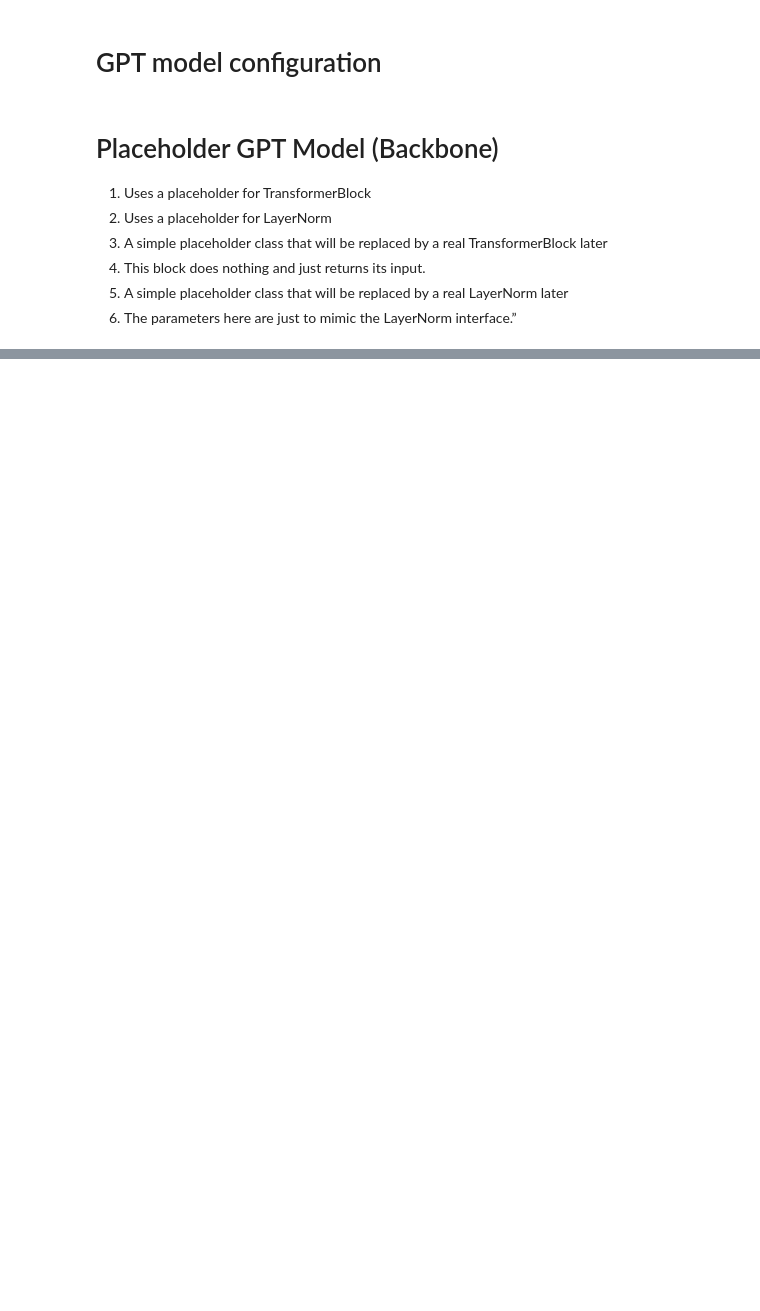
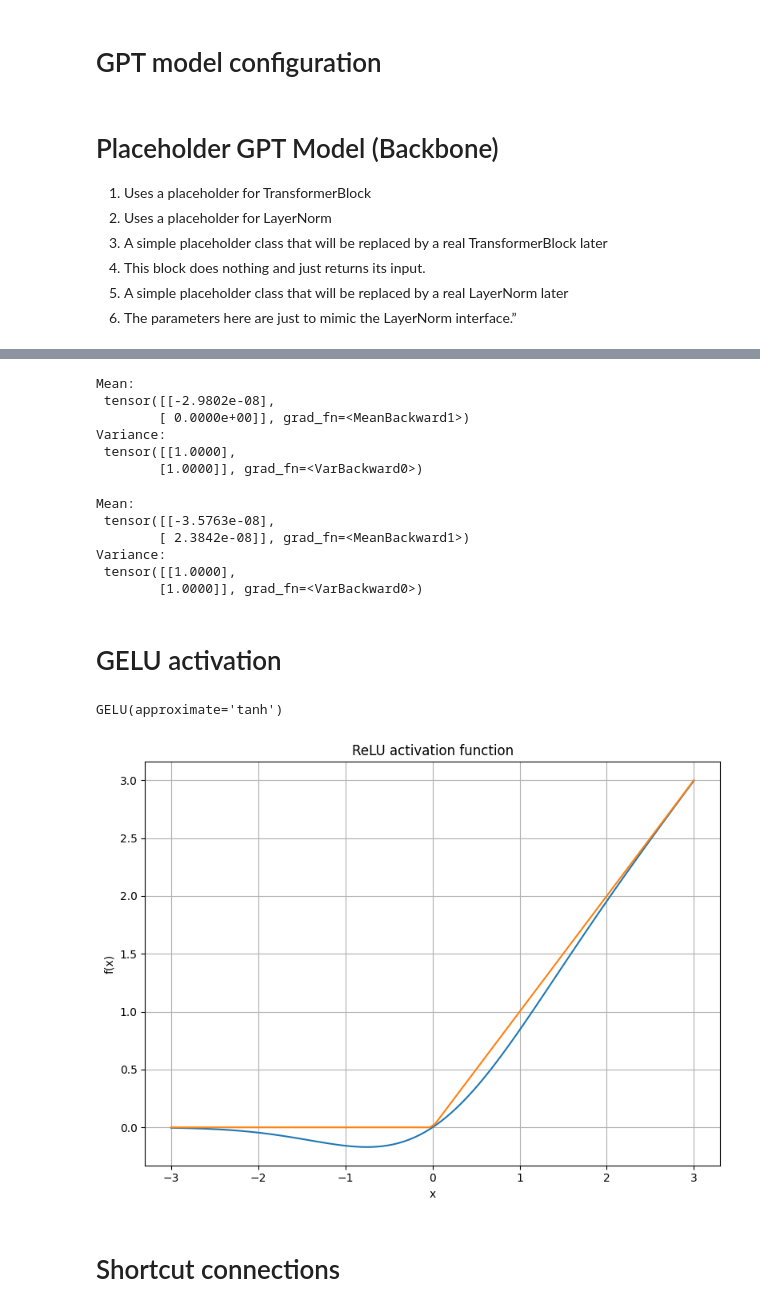
Before and after one commit to shayanhoshyari/xiaoverse, a Jupyter notebook: llm_from_scratch/c4/c4.ipynb, the cells around one changed output, grey strips where cells are left out. Cells and saved outputs as stored; diff of their text form; code cells hidden in the pictures; blank space fills up the shorter version.

```diff
--- a/llm_from_scratch/c4/c4.ipynb
+++ b/llm_from_scratch/c4/c4.ipynb
@@ -69,0 +155,75 @@ class DummyLayerNorm(nn.Module):           #5
+# %%
+ln = LayerNorm(5)  # nn.LayerNorm(5) will do the same.
+
+out_ln = ln(batch_example)
+mean = out_ln.mean(dim=-1, keepdim=True)
+var = out_ln.var(dim=-1, correction=0, keepdim=True)
+print("Mean:\n", mean)
+print("Variance:\n", var)
+# %% [output]
+Mean:
+ tensor([[-2.9802e-08],
+        [ 0.0000e+00]], grad_fn=<MeanBackward1>)
+Variance:
+ tensor([[1.0000],
+        [1.0000]], grad_fn=<VarBackward0>)
+# %%
+ln = nn.LayerNorm(5)  # show that it does the same.
+
+out_ln = ln(batch_example)
+mean = out_ln.mean(dim=-1, keepdim=True)
+var = out_ln.var(dim=-1, correction=0, keepdim=True)
+print("Mean:\n", mean)
+print("Variance:\n", var)
+# %% [output]
+Mean:
+ tensor([[-3.5763e-08],
+        [ 2.3842e-08]], grad_fn=<MeanBackward1>)
+Variance:
+ tensor([[1.0000],
+        [1.0000]], grad_fn=<VarBackward0>)
+# %% [markdown]
+# GELU activation
+# %%
+class GELU(nn.Module):
+    def __init__(self):
+        super().__init__()
+
+    def forward(self, x):
+        return (
+            0.5
+            * x
+            * (
+                1
+                + torch.tanh(
+                    torch.sqrt(torch.tensor(2.0 / torch.pi))
+                    * (x + 0.044715 * torch.pow(x, 3))
+                )
+            )
+        )
+
+
+# There is also `nn.GELU`. Use approximate="tanh" for the tanh approximation.
+# Otherwise, it would be exact.
+nn.GELU(approximate="tanh")
+# %% [output]
+GELU(approximate='tanh')
+# %%
+import matplotlib.pyplot as plt
+
+gelu, relu = nn.GELU(approximate="none"), nn.ReLU()
+
+x = torch.linspace(-3, 3, 100)  # 1
+y_gelu, y_relu = gelu(x), relu(x)
+plt.figure(figsize=(8, 6))
+for i, (y, label) in enumerate(zip([y_gelu, y_relu], ["GELU", "ReLU"]), 1):
+    plt.plot(x, y, label=label)
+
+plt.grid(True)
+plt.xlabel("x")
+plt.ylabel("f(x)")
+plt.title(f"{label} activation function")
+plt.tight_layout()
+plt.show()
+# %% [output]
+[figure, added]
@@ -69,0 +242,2 @@ class DummyLayerNorm(nn.Module):           #5
+# %% [markdown]
+# Shortcut connections
```
Also changed, not shown: parts of 28 cells of this notebook, 4 other files.
